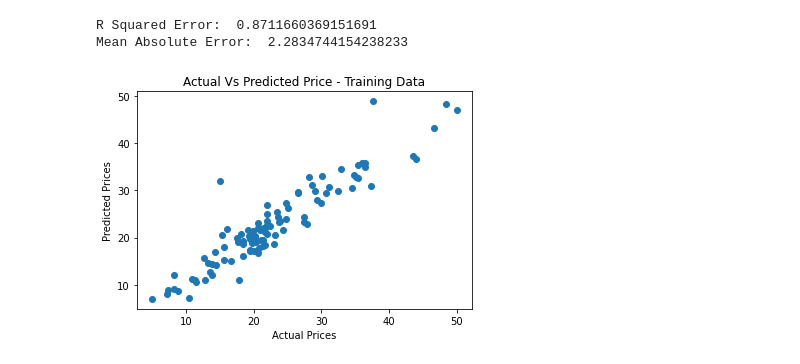
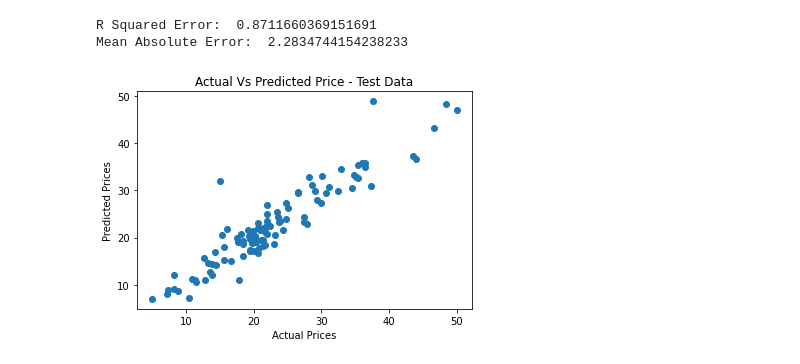
Before and after one commit to NVombat/House-Price-Prediction, a Jupyter notebook: house_price_prediction.ipynb, the cells around one changed output. Saved outputs shown, nothing was run; the diff lists cells and outputs as text; code cells hidden in the pictures.

Commit message:
fixed plots

```diff
--- a/house_price_prediction.ipynb
+++ b/house_price_prediction.ipynb
@@ -208,8 +208,8 @@ Mean Absolute Error:  2.2834744154238233
 # %%
 plt.scatter(Y_test, test_data_pred)
 plt.xlabel("Actual Prices")
 plt.ylabel("Predicted Prices")
-plt.title("Actual Vs Predicted Price - Training Data")
+plt.title("Actual Vs Predicted Price - Test Data")
 plt.show()
 # %% [output]
-[figure, old version]
+[figure, new version]
```
